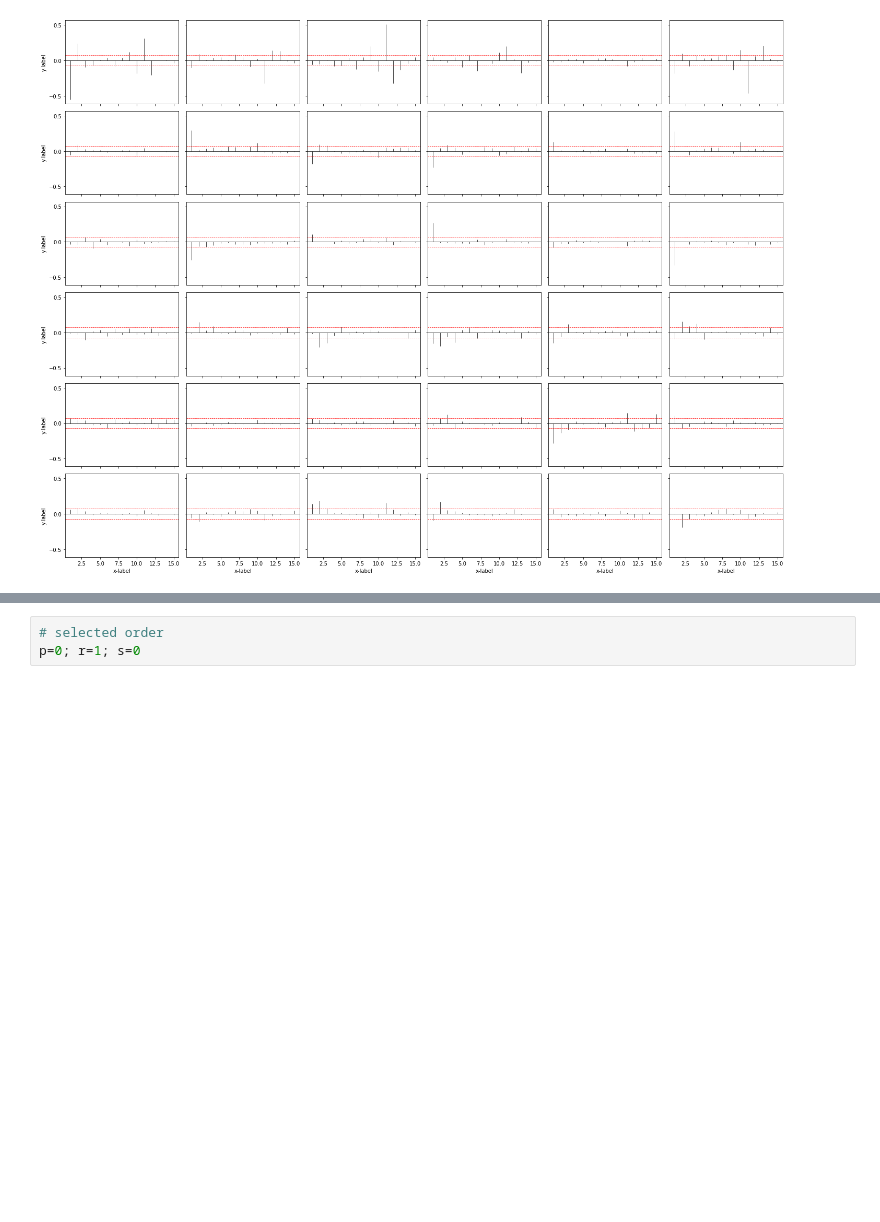
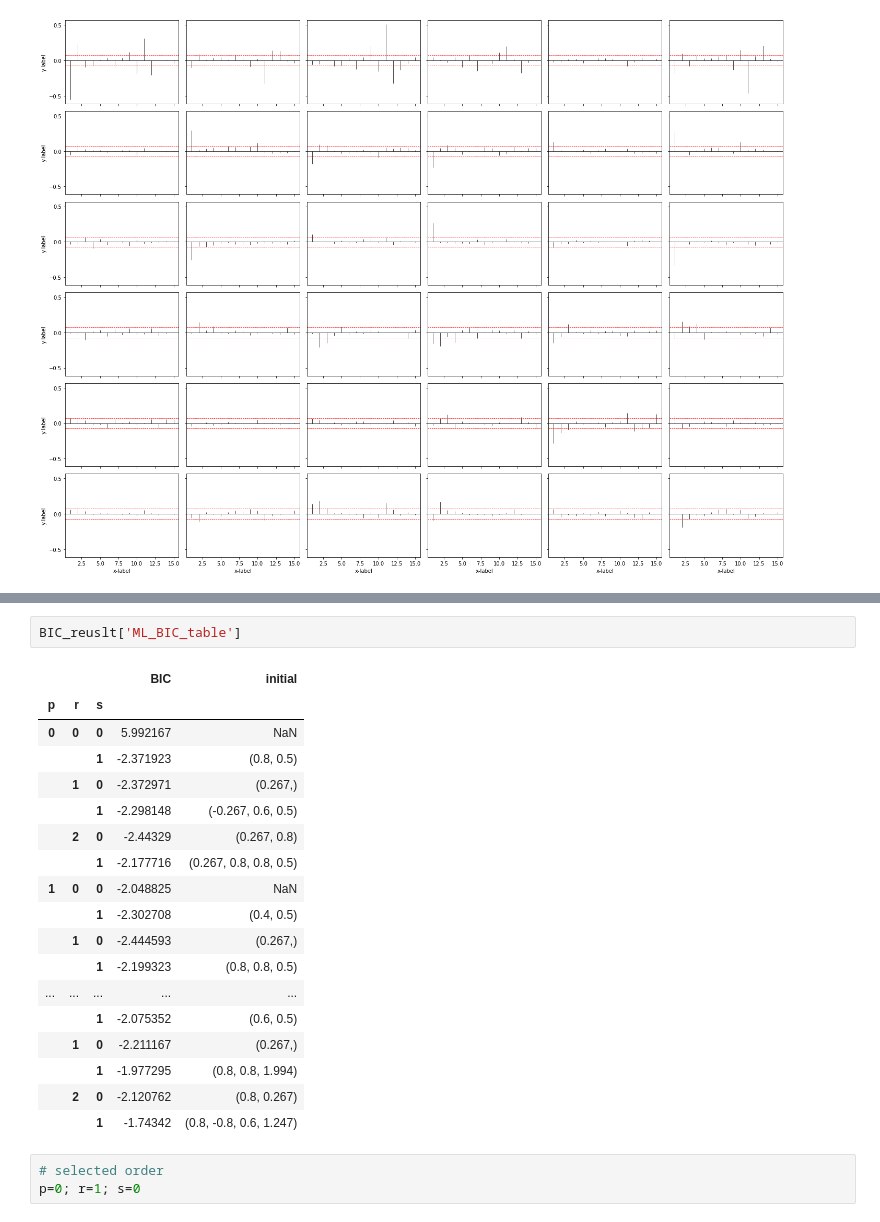
Before and after one commit to LinyuchangSufe/SARMA, a Jupyter notebook: Application/Empirical example.ipynb, the cells around one changed output, grey strips where cells are left out. Drawn from its saved outputs; the diff is of its cells as text; blank space fills up the shorter version.

```diff
--- a/Application/Empirical example.ipynb
+++ b/Application/Empirical example.ipynb
@@ -93,3 +94,24 @@ BIC_reuslt = BIC(df,p_m,r_m ,s_m )
+# %%
+BIC_reuslt['ML_BIC_table']
+# %% [output]
+|  |  |  | BIC | initial |
+| p | r | s |  |  |
+| 0 | 0 | 0 | 5.992167 | NaN |
+|  |  | 1 | -2.371923 | (0.8, 0.5) |
+|  | 1 | 0 | -2.372971 | (0.267,) |
+|  |  | 1 | -2.298148 | (-0.267, 0.6, 0.5) |
+|  | 2 | 0 | -2.44329 | (0.267, 0.8) |
+|  |  | 1 | -2.177716 | (0.267, 0.8, 0.8, 0.5) |
+| 1 | 0 | 0 | -2.048825 | NaN |
+|  |  | 1 | -2.302708 | (0.4, 0.5) |
+|  | 1 | 0 | -2.444593 | (0.267,) |
+|  |  | 1 | -2.199323 | (0.8, 0.8, 0.5) |
+| ... | ... | ... | ... | ... |
+|  |  | 1 | -2.075352 | (0.6, 0.5) |
+|  | 1 | 0 | -2.211167 | (0.267,) |
+|  |  | 1 | -1.977295 | (0.8, 0.8, 1.994) |
+|  | 2 | 0 | -2.120762 | (0.8, 0.267) |
+|  |  | 1 | -1.74342 | (0.8, -0.8, 0.6, 1.247) |
 # %%
 # selected order
 p=0; r=1; s=0
```
Also changed, not shown: parts of 9 cells of this notebook, 2 other files.
